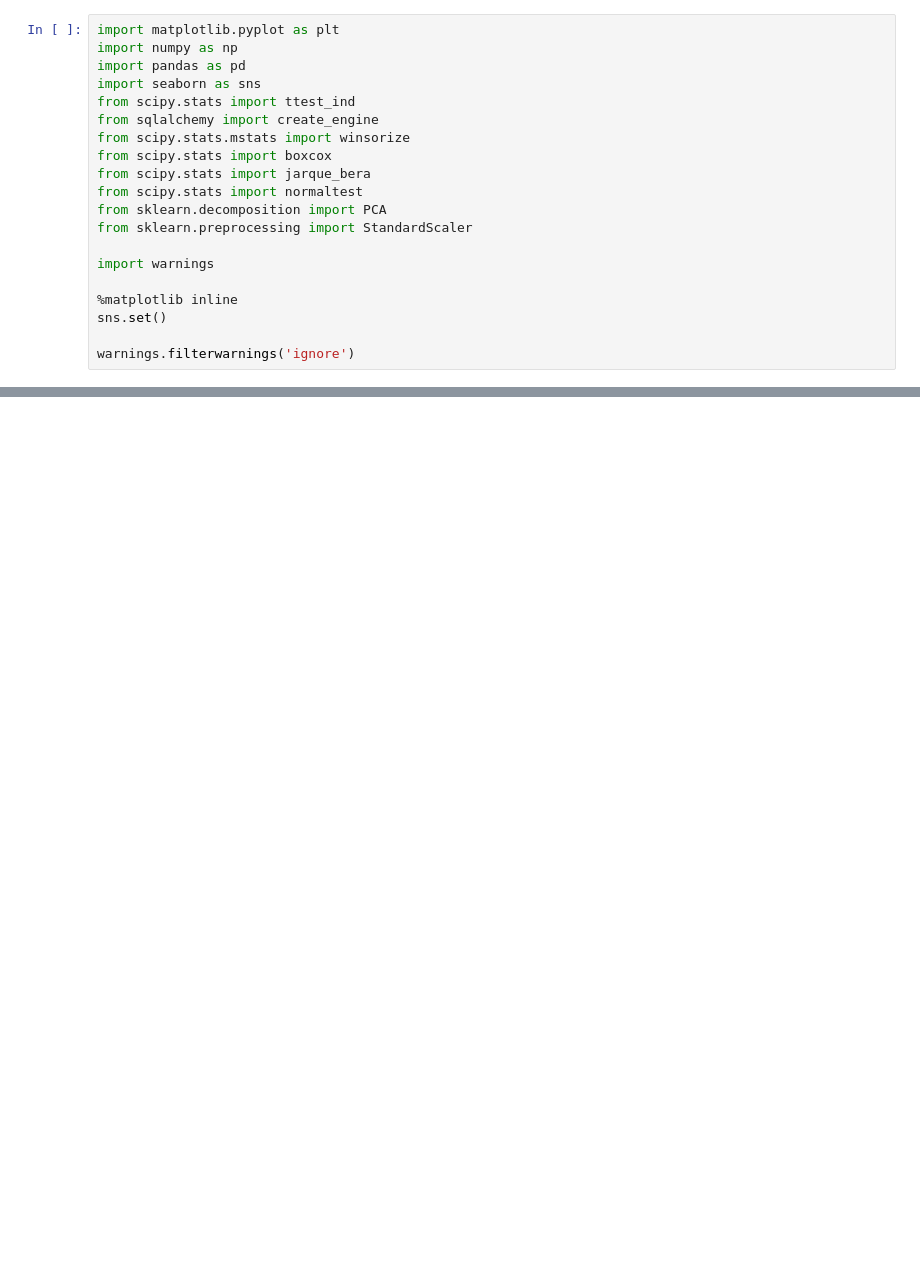
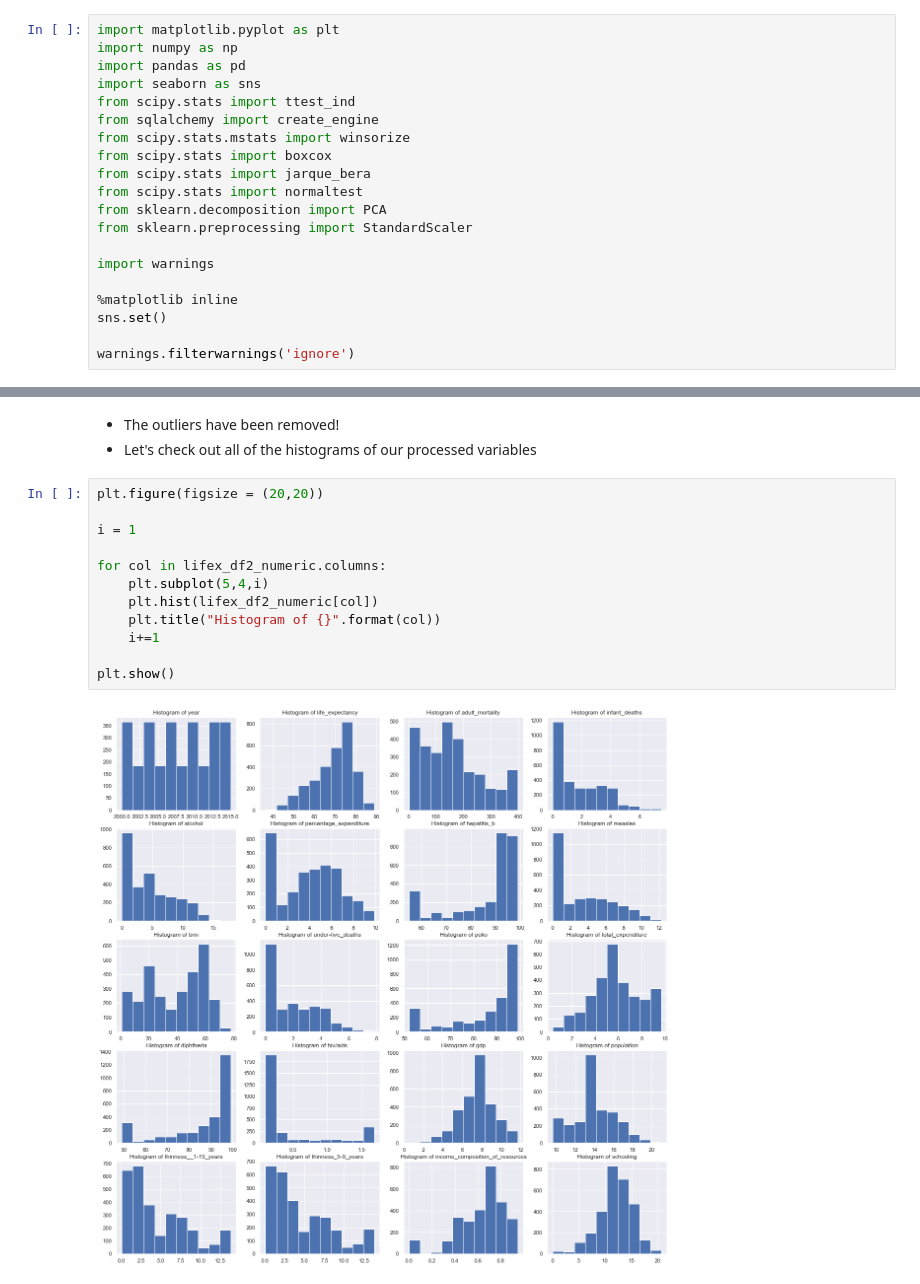
Before and after one commit to jlolavesen/thinkful, a Jupyter notebook: Mod17Challenge.ipynb, the cells around one changed output, grey strips where cells are left out. Cells and saved outputs as stored; diff of their text form; blank space fills up the shorter version.

```diff
--- a/Mod17Challenge.ipynb
+++ b/Mod17Challenge.ipynb
@@ -301,0 +387,17 @@ The strong correlations of the INCOME_COMPOSITION_OF_RESOURCES and SCHOOLING var
+# %% [markdown]
+- The outliers have been removed!
+- Let's check out all of the histograms of our processed variables
+# %%
+plt.figure(figsize = (20,20))
+
+i = 1
+
+for col in lifex_df2_numeric.columns:
+    plt.subplot(5,4,i)
+    plt.hist(lifex_df2_numeric[col])
+    plt.title("Histogram of {}".format(col))
+    i+=1
+
+plt.show()
+# %% [output]
+[figure, added]
```
Also changed, not shown: parts of 83 cells of this notebook.
